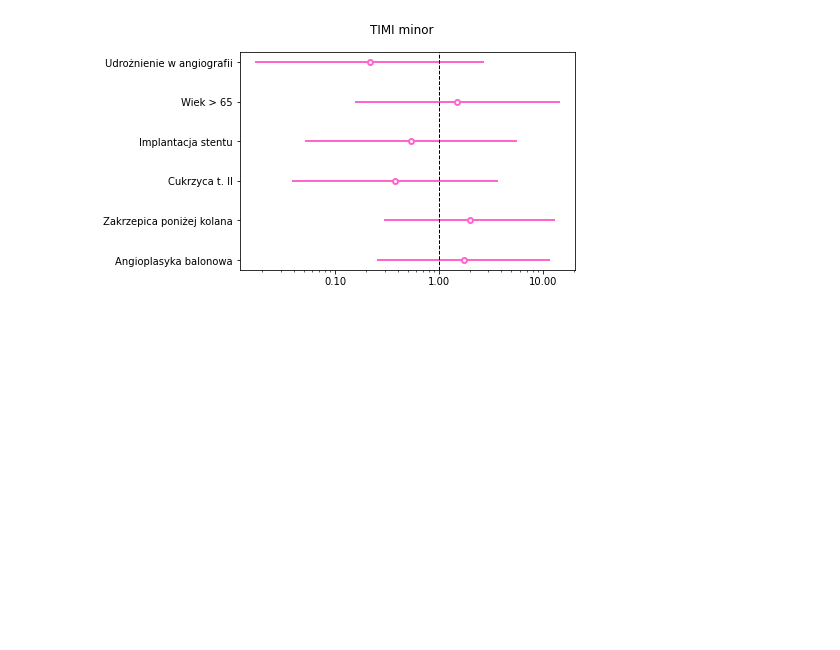
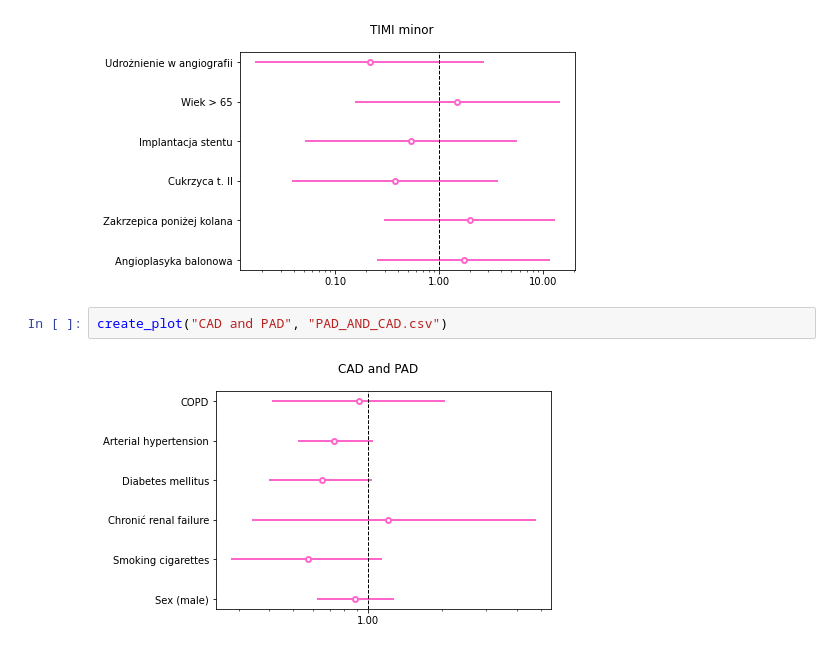
Before and after one commit to martakonopko/onk, a Jupyter notebook: onk.ipynb, the cells around one changed output. Saved outputs shown, nothing was run; the diff lists cells and outputs as text; blank space fills up the shorter version.

Commit message:
Add cad and pad chart

```diff
--- a/onk.ipynb
+++ b/onk.ipynb
@@ -37,3 +37,7 @@ create_plot("TIMI major", "timi major.csv")
 create_plot("TIMI minor", "timi minor.csv")
 # %% [output]
 [figure]
+# %%
+create_plot("CAD and PAD", "PAD_AND_CAD.csv")
+# %% [output]
+[figure, added]
```
Also changed, not shown: 3 other files.
